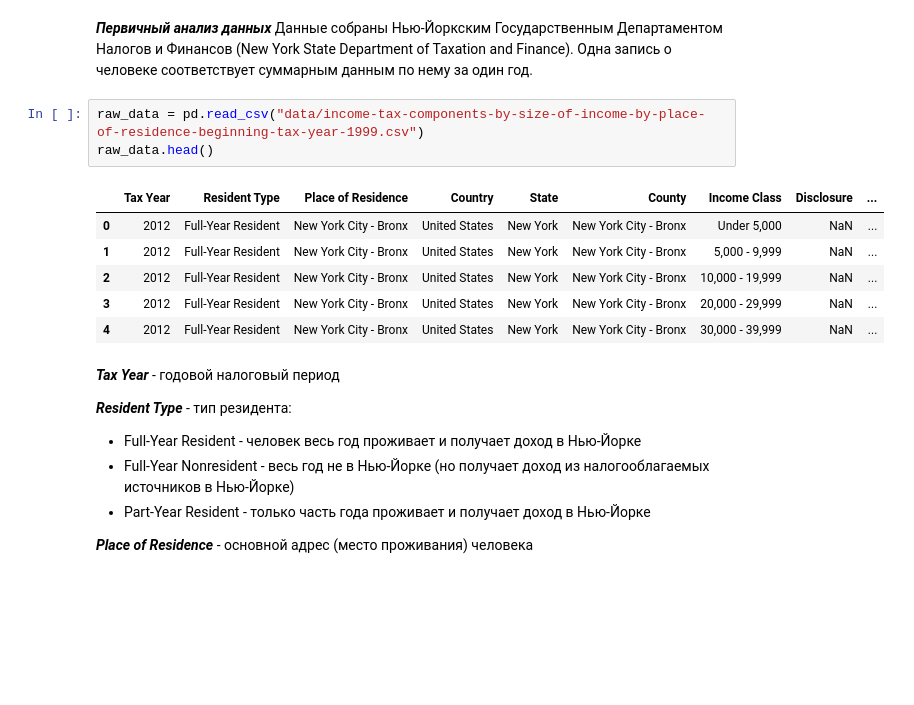
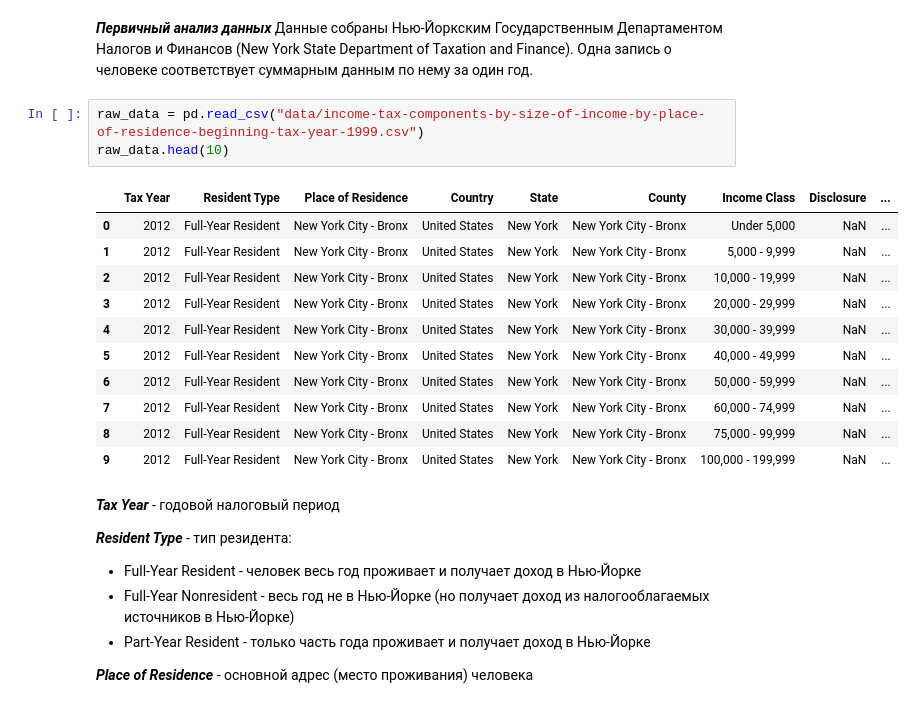
Before and after one commit to Konopatkin-OV/homework_Konopatkin, a Jupyter notebook: Python_statistics/Konopatkin_oleg_BD11.ipynb, the cells around one changed output. Drawn from its saved outputs; the diff is of its cells as text; blank space fills up the shorter version.

```diff
--- a/Python_statistics/Konopatkin_oleg_BD11.ipynb
+++ b/Python_statistics/Konopatkin_oleg_BD11.ipynb
@@ -23,14 +23,19 @@ from scipy import stats
 Данные собраны Нью-Йоркским Государственным Департаментом Налогов и Финансов (New York State Department of Taxation and Finance). Одна запись о человеке соответствует суммарным данным по нему за один год.
 # %%
 raw_data = pd.read_csv("data/income-tax-components-by-size-of-income-by-place-of-residence-beginning-tax-year-1999.csv")
-raw_data.head()
+raw_data.head(10)
 # %% [output]
 |  | Tax Year | Resident Type | Place of Residence | Country | State | County | Income Class | Disclosure | ... |
 | 0 | 2012 | Full-Year Resident | New York City - Bronx | United States | New York | New York City - Bronx | Under 5,000 | NaN | ... |
 | 1 | 2012 | Full-Year Resident | New York City - Bronx | United States | New York | New York City - Bronx | 5,000 - 9,999 | NaN | ... |
 | 2 | 2012 | Full-Year Resident | New York City - Bronx | United States | New York | New York City - Bronx | 10,000 - 19,999 | NaN | ... |
 | 3 | 2012 | Full-Year Resident | New York City - Bronx | United States | New York | New York City - Bronx | 20,000 - 29,999 | NaN | ... |
 | 4 | 2012 | Full-Year Resident | New York City - Bronx | United States | New York | New York City - Bronx | 30,000 - 39,999 | NaN | ... |
+| 5 | 2012 | Full-Year Resident | New York City - Bronx | United States | New York | New York City - Bronx | 40,000 - 49,999 | NaN | ... |
+| 6 | 2012 | Full-Year Resident | New York City - Bronx | United States | New York | New York City - Bronx | 50,000 - 59,999 | NaN | ... |
+| 7 | 2012 | Full-Year Resident | New York City - Bronx | United States | New York | New York City - Bronx | 60,000 - 74,999 | NaN | ... |
+| 8 | 2012 | Full-Year Resident | New York City - Bronx | United States | New York | New York City - Bronx | 75,000 - 99,999 | NaN | ... |
+| 9 | 2012 | Full-Year Resident | New York City - Bronx | United States | New York | New York City - Bronx | 100,000 - 199,999 | NaN | ... |
 # %% [markdown]
 ***Tax Year*** - годовой налоговый период
 
```
Also changed, not shown: parts of 35 cells of this notebook.
